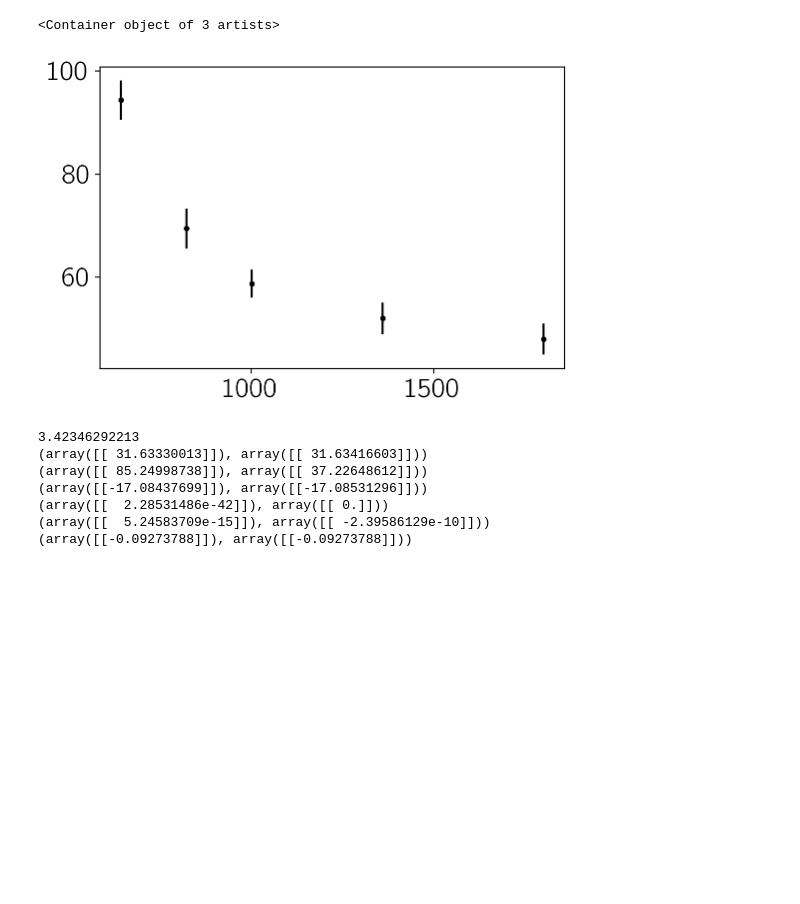
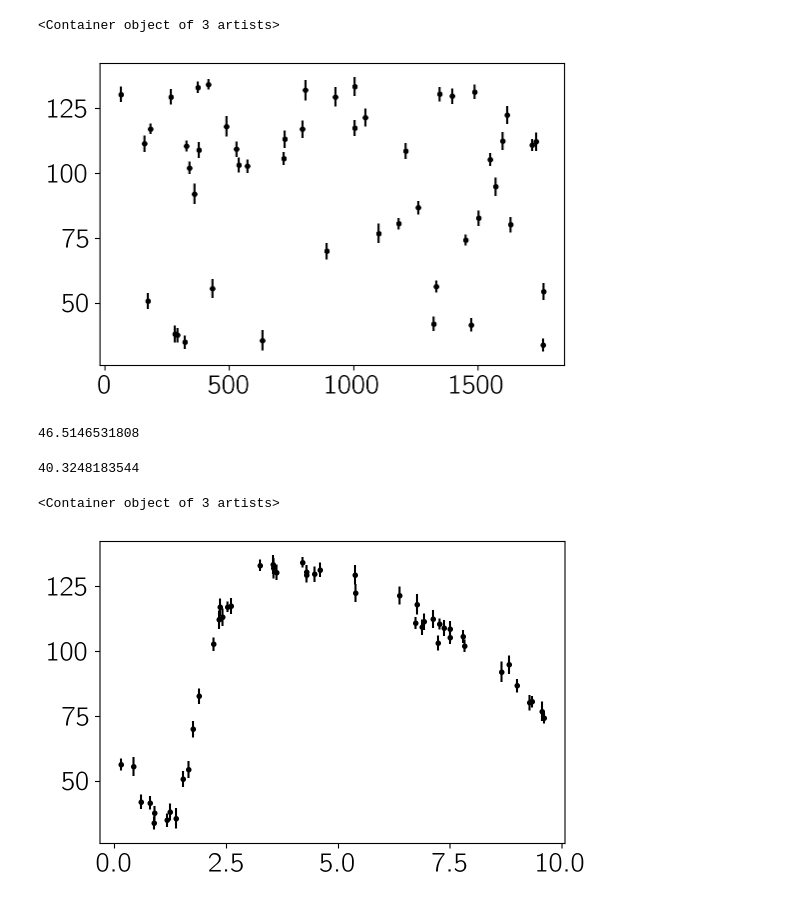
Before and after one commit to adrn/JokerFlow, a Jupyter notebook: demo.ipynb, the cells around one changed output. Saved outputs shown, nothing was run; the diff lists cells and outputs as text; code cells hidden in the pictures; blank space fills up the shorter version.

```diff
--- a/demo.ipynb
+++ b/demo.ipynb
@@ -27,5 +32,5 @@ with tf.Session() as sess:
 # %%
-N = 5
+N = 50
 t = np.sort(np.random.uniform(0, 5*365, N))
 rv_err = np.random.uniform(2, 4, len(t))
 # %%
@@ -37,7 +42,7 @@ t_tensor = tf.placeholder(T, (None,))
 log_K = tf.Variable(tf.constant(np.log(50.0), dtype=T))
 P = tf.Variable(tf.constant(10.0, dtype=T))
 phi_param = tf.Variable(tf.constant(0.1, dtype=T))
-e_param = tf.Variable(tf.constant(-100, dtype=T))
+e_param = tf.Variable(tf.constant(0.0, dtype=T))
 omega_param = tf.Variable(tf.constant(0.5, dtype=T))
 rv0 = tf.Variable(tf.constant(100.0, dtype=T))
 params = [log_K, P, phi_param, e_param, omega_param, rv0]
@@ -61,14 +66,14 @@ rv = rv_true + rv_err * np.random.randn(len(rv_err))
 plt.errorbar(t, rv, yerr=rv_err, fmt=".k")
 # %% [output]
 <Container object of 3 artists>
-[figure, old version]
+[figure, new version]
 # %%
 rv_tensor = tf.placeholder(T, (None,))
 rv_err_tensor = tf.placeholder(T, (None,))
 
 resid2 = tf.reduce_sum(tf.square((rv_tensor - model) / rv_err))
 
-opt = tf.train.GradientDescentOptimizer(1e-8)
+opt = tf.train.AdamOptimizer()
 step = opt.minimize(resid2)
 # %%
 import tqdm
@@ -81,19 +86,18 @@ with tf.Session() as session:
     inits = session.run(params)
     shapes = list(map(np.shape, inits))
 
-    g = tf.test.compute_gradient(
-        params, shapes, resid2, (1,), inits, extra_feed_dict=data)
-    for g in g:
-        print(g)
+    for i in tqdm.trange(1000):
+        session.run(step, feed_dict=data)
+#         print(session.run(resid2, feed_dict=data))
+    print(session.run(resid2, feed_dict=data))
 
-#     for i in tqdm.trange(100):
-#         session.run(step, feed_dict=data)
-#         print(session.run(resid2, feed_dict=data))
+    param_vector = session.run(params)
+    period_result = session.run(P)
 # %% [output]
-3.42346292213
-(array([[ 31.63330013]]), array([[ 31.63416603]]))
-(array([[ 85.24998738]]), array([[ 37.22648612]]))
-(array([[-17.08437699]]), array([[-17.08531296]]))
-(array([[  2.28531486e-42]]), array([[ 0.]]))
-(array([[  5.24583709e-15]]), array([[ -2.39586129e-10]]))
-(array([[-0.09273788]]), array([[-0.09273788]]))
+46.5146531808
+40.3248183544
+# %%
+plt.errorbar(t % period_result, rv, yerr=rv_err, fmt=".k")
+# %% [output]
+<Container object of 3 artists>
+[figure, added]
```
Also changed, not shown: parts of 1 cell of this notebook, 1 other file.
